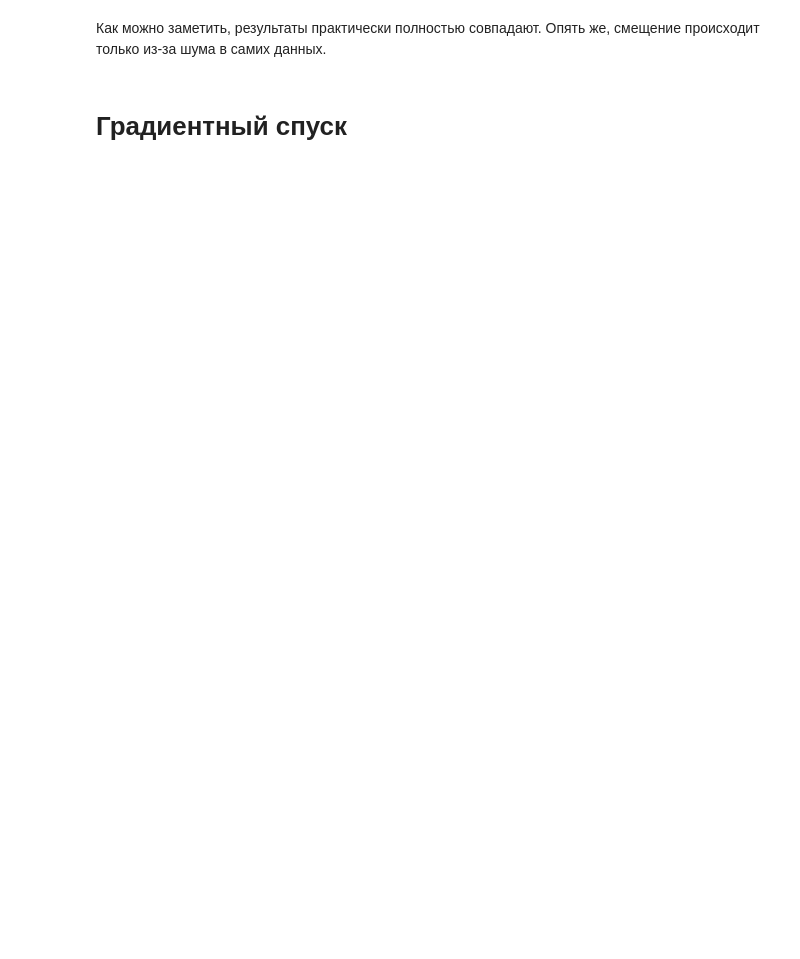
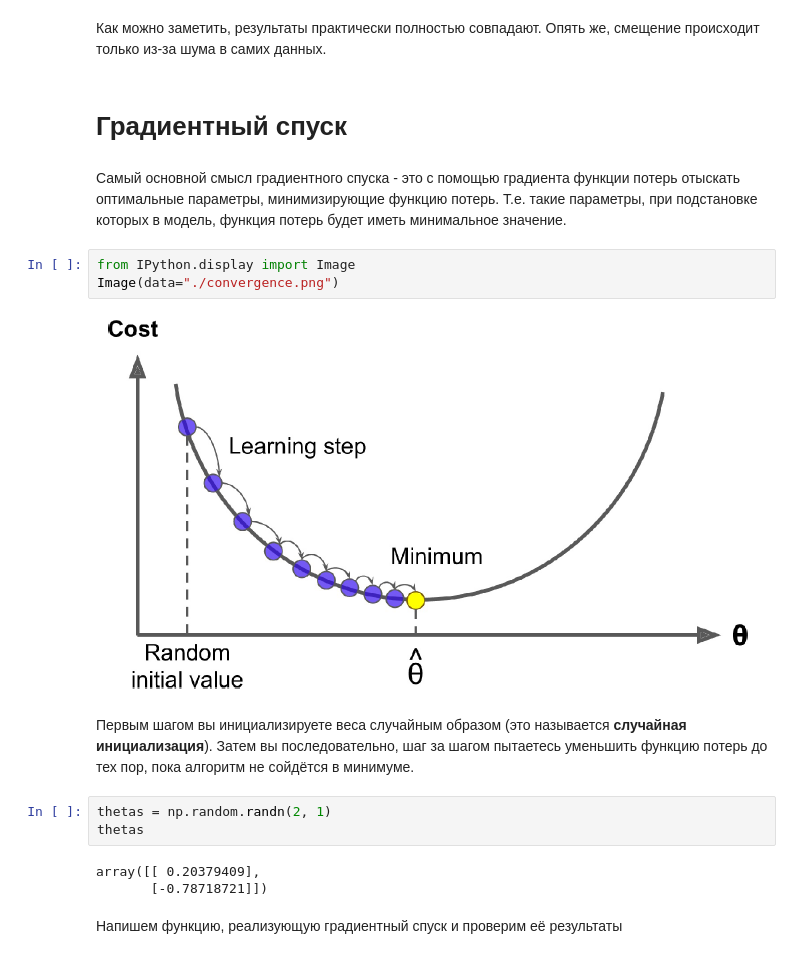
Before and after one commit to Lpshkn/Tutors, a Jupyter notebook: Practice/Linear Regression/Linear Regression.ipynb, the cells around one changed output. Drawn from its saved outputs; the diff is of its cells as text; blank space fills up the shorter version.

```diff
--- a/Practice/Linear Regression/Linear Regression.ipynb
+++ b/Practice/Linear Regression/Linear Regression.ipynb
@@ -63,3 +63,20 @@ reg.intercept_, reg.coef_
 Как можно заметить, результаты практически полностью совпадают. Опять же, смещение происходит только из-за шума в самих данных.
 # %% [markdown]
 # Градиентный спуск
+# %% [markdown]
+Самый основной смысл градиентного спуска - это с помощью градиента функции потерь отыскать оптимальные параметры, минимизирующие функцию потерь. Т.е. такие параметры, при подстановке которых в модель, функция потерь будет иметь минимальное значение.
+# %%
+from IPython.display import Image
+Image(data="./convergence.png")
+# %% [output]
+[figure, added]
+# %% [markdown]
+Первым шагом вы инициализируете веса случайным образом (это называется **случайная инициализация**). Затем вы последовательно, шаг за шагом пытаетесь уменьшить функцию потерь до тех пор, пока алгоритм не сойдётся в минимуме.
+# %%
+thetas = np.random.randn(2, 1)
+thetas
+# %% [output]
+array([[ 0.20379409],
+       [-0.78718721]])
+# %% [markdown]
+Напишем функцию, реализующую градиентный спуск и проверим её результаты
```
Also changed, not shown: parts of 17 cells of this notebook, 4 other files.
